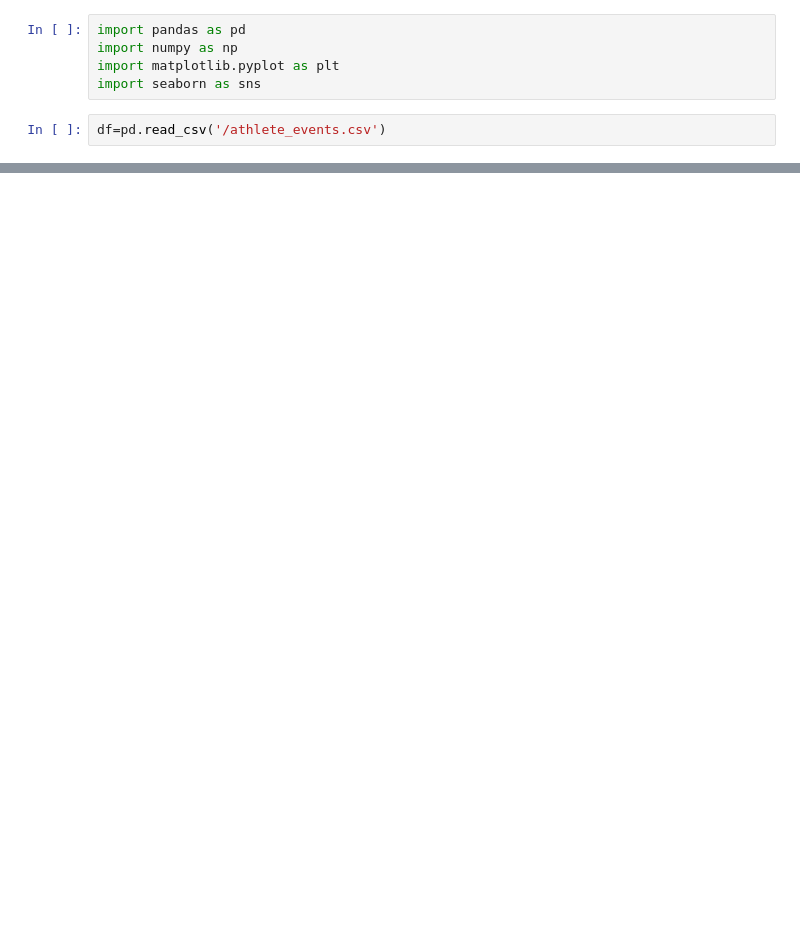
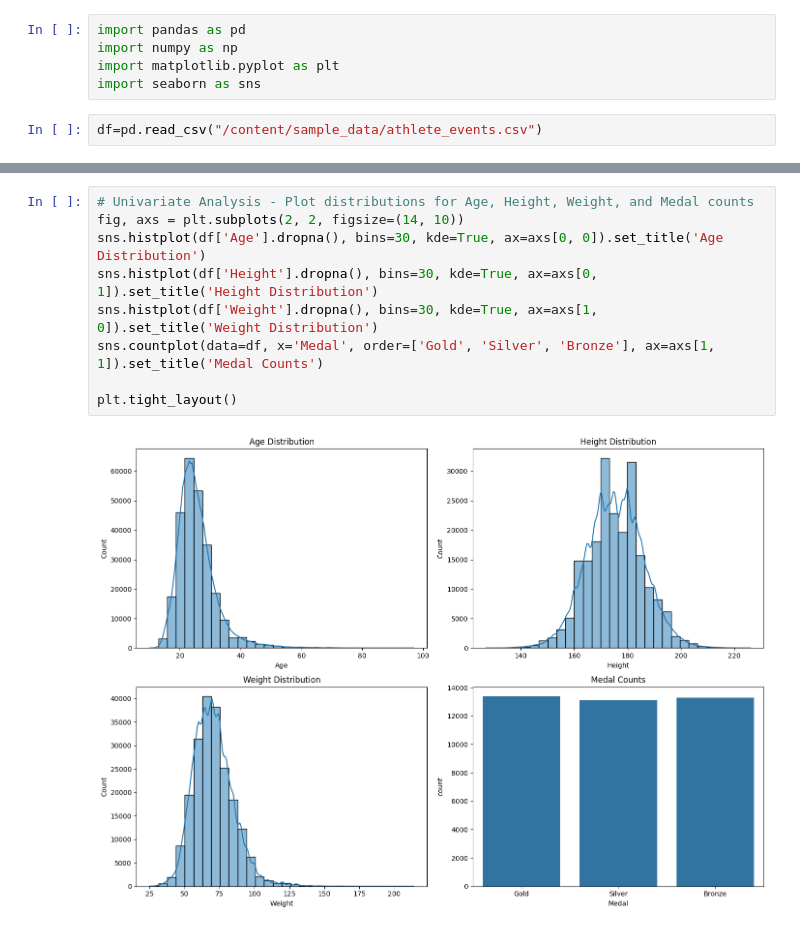
Before and after one commit to Aaryan-Bansal/EDA-on-Atheltic_Events, a Jupyter notebook: EDA_Notebook.ipynb, the cells around one changed output, grey strips where cells are left out. Drawn from its saved outputs; the diff is of its cells as text; blank space fills up the shorter version.

```diff
--- a/EDA_Notebook.ipynb
+++ b/EDA_Notebook.ipynb
@@ -6,7 +6,7 @@ import numpy as np
 import matplotlib.pyplot as plt
 import seaborn as sns
 # %%
-df=pd.read_csv('/athlete_events.csv')
+df=pd.read_csv("/content/sample_data/athlete_events.csv")
 # %%
 df.head()
 # %% [output]
@@ -18,0 +118,11 @@ df.head()
+# %%
+# Univariate Analysis - Plot distributions for Age, Height, Weight, and Medal counts
+fig, axs = plt.subplots(2, 2, figsize=(14, 10))
+sns.histplot(df['Age'].dropna(), bins=30, kde=True, ax=axs[0, 0]).set_title('Age Distribution')
+sns.histplot(df['Height'].dropna(), bins=30, kde=True, ax=axs[0, 1]).set_title('Height Distribution')
+sns.histplot(df['Weight'].dropna(), bins=30, kde=True, ax=axs[1, 0]).set_title('Weight Distribution')
+sns.countplot(data=df, x='Medal', order=['Gold', 'Silver', 'Bronze'], ax=axs[1, 1]).set_title('Medal Counts')
+
+plt.tight_layout()
+# %% [output]
+[figure, added]
```
Also changed, not shown: parts of 9 cells of this notebook.
